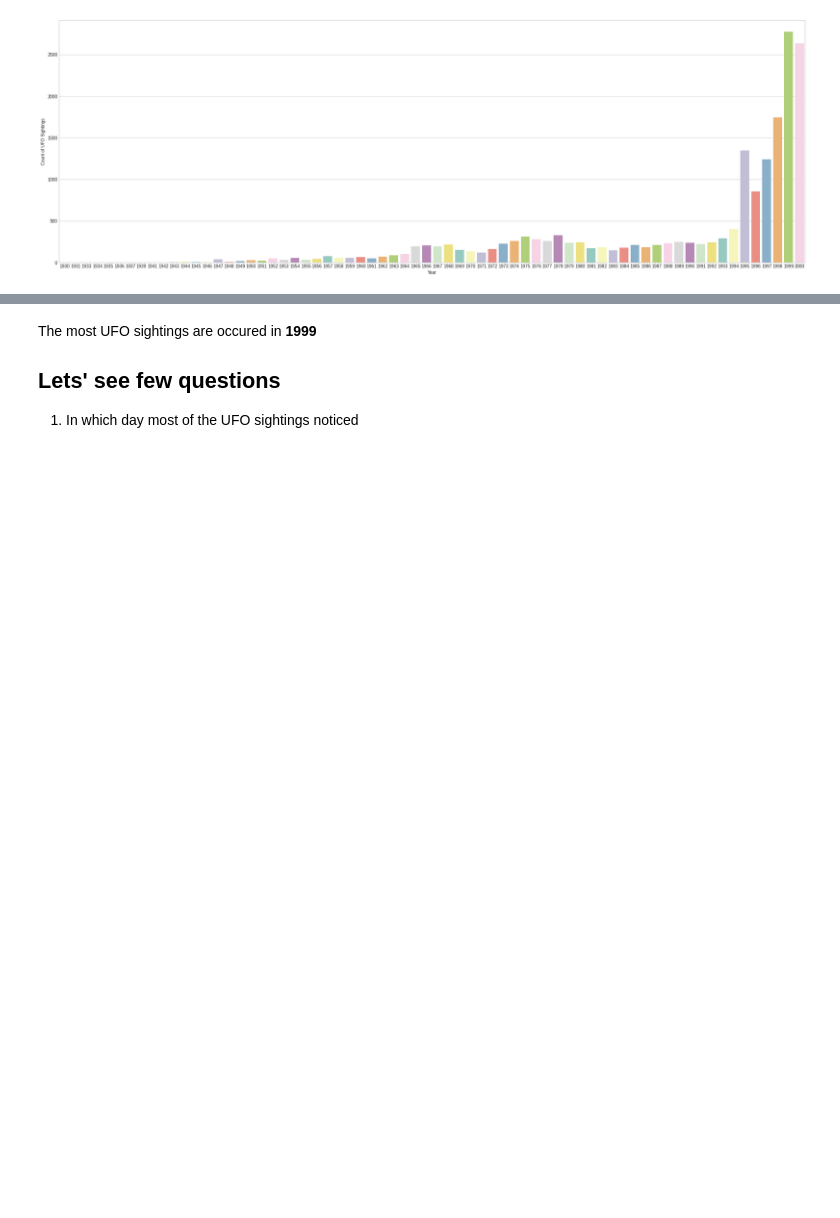
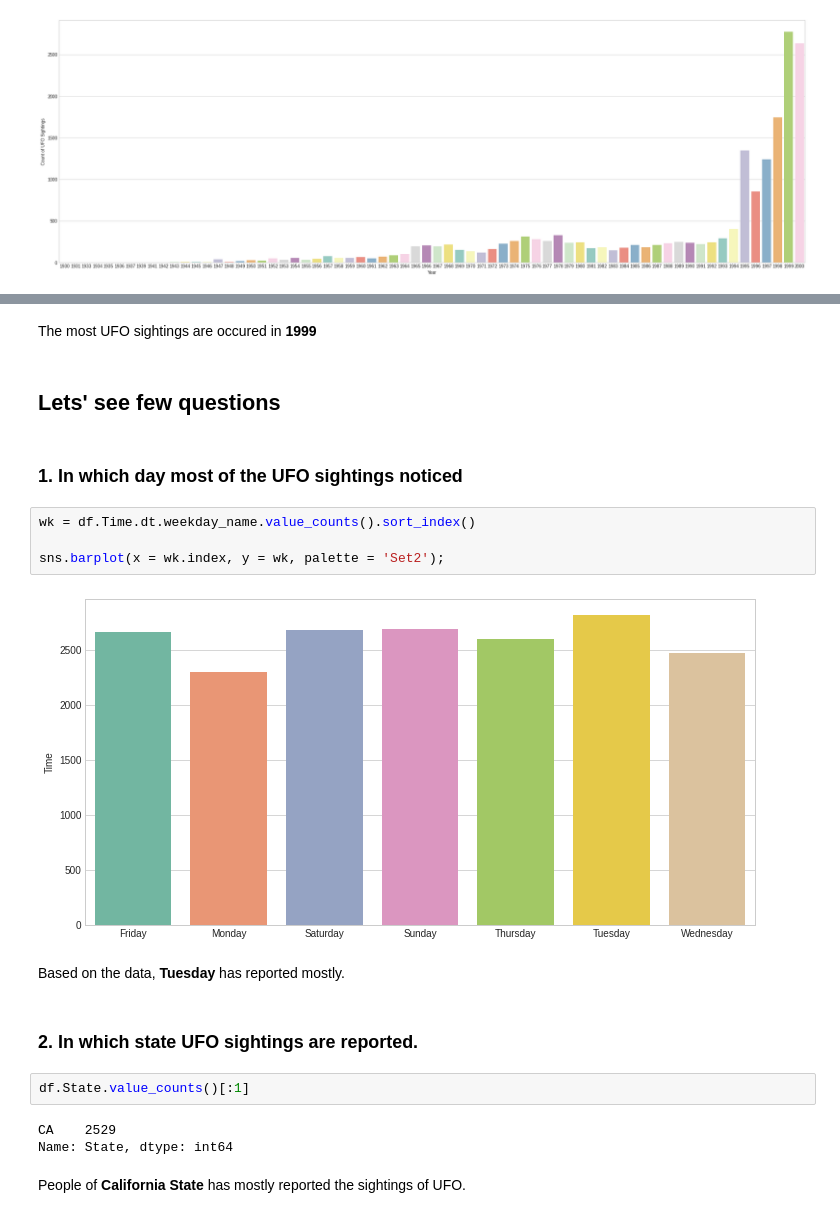
Before and after one commit to syamkakarla98/DataScience_Head_Start, a Jupyter notebook: UFO_Sightings.ipynb, the cells around one changed output, grey strips where cells are left out. Cells and saved outputs as stored; diff of their text form; blank space fills up the shorter version.

Commit message:
Adding questions

```diff
--- a/UFO_Sightings.ipynb
+++ b/UFO_Sightings.ipynb
@@ -253,9 +253,29 @@ fig = px.scatter(x =d.index, y = d, size = d, color = d.index, hover_name = d.in
 fig.show()
 # %% [output]
 [interactive output not drawn]
+# %% [markdown]
+The most UFO sightings are occured in **1999**
+# %% [markdown]
+## Lets' see few questions
 # %% [markdown]
-The most UFO sightings are occured in **1999**
 
-## Lets' see few questions
-
-1. In which day most of the UFO sightings noticed
+### 1. In which day most of the UFO sightings noticed
+# %%
+wk = df.Time.dt.weekday_name.value_counts().sort_index()
+
+sns.barplot(x = wk.index, y = wk, palette = 'Set2');
+# %% [output]
+[figure, added]
+# %% [markdown]
+Based on the data, **Tuesday** has reported mostly.
+# %% [markdown]
+
+
+### 2. In which state UFO sightings are reported.
+# %%
+df.State.value_counts()[:1]
+# %% [output]
+CA    2529
+Name: State, dtype: int64
+# %% [markdown]
+People of **California State** has mostly reported the sightings of UFO.
```
